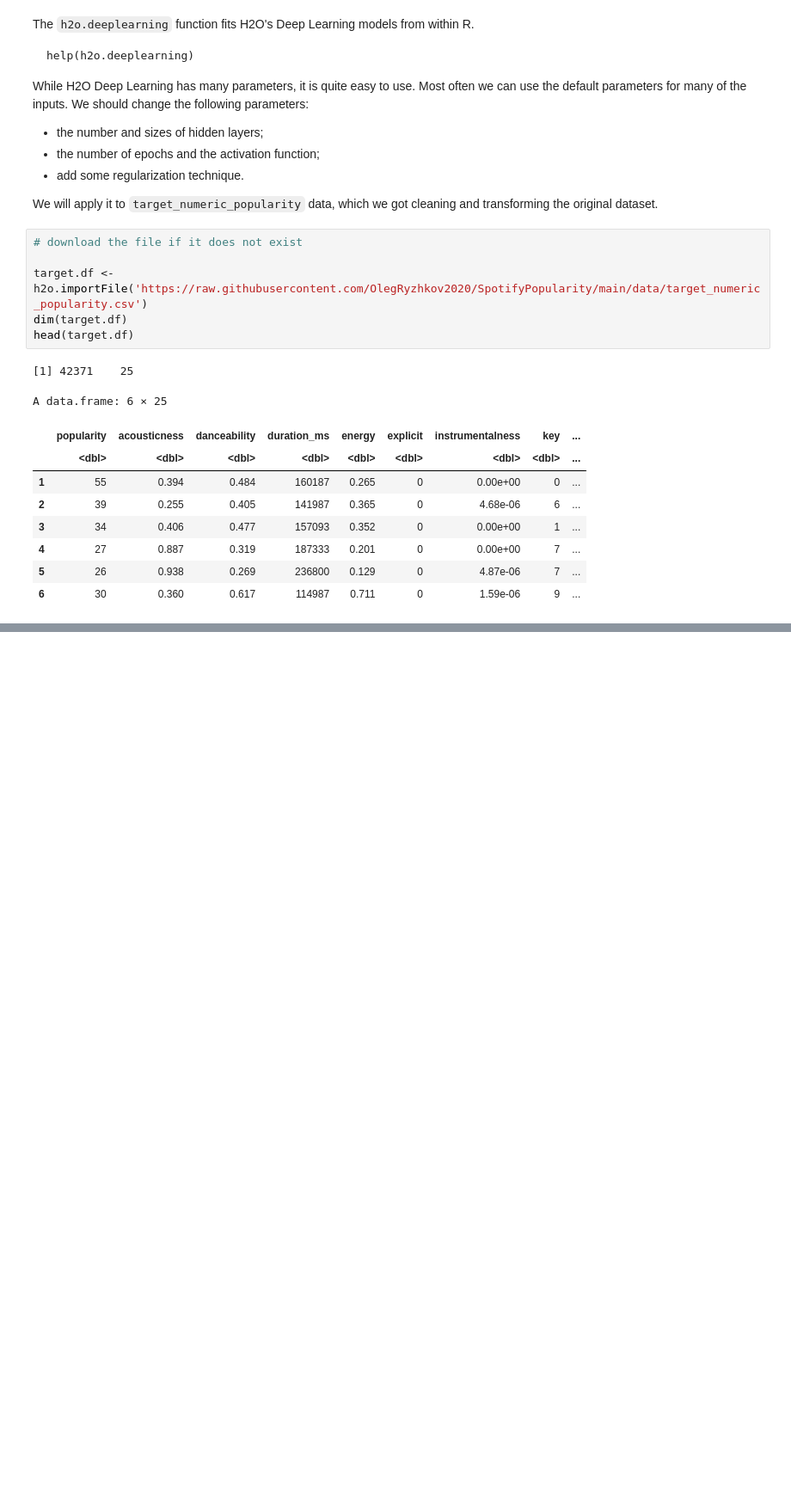
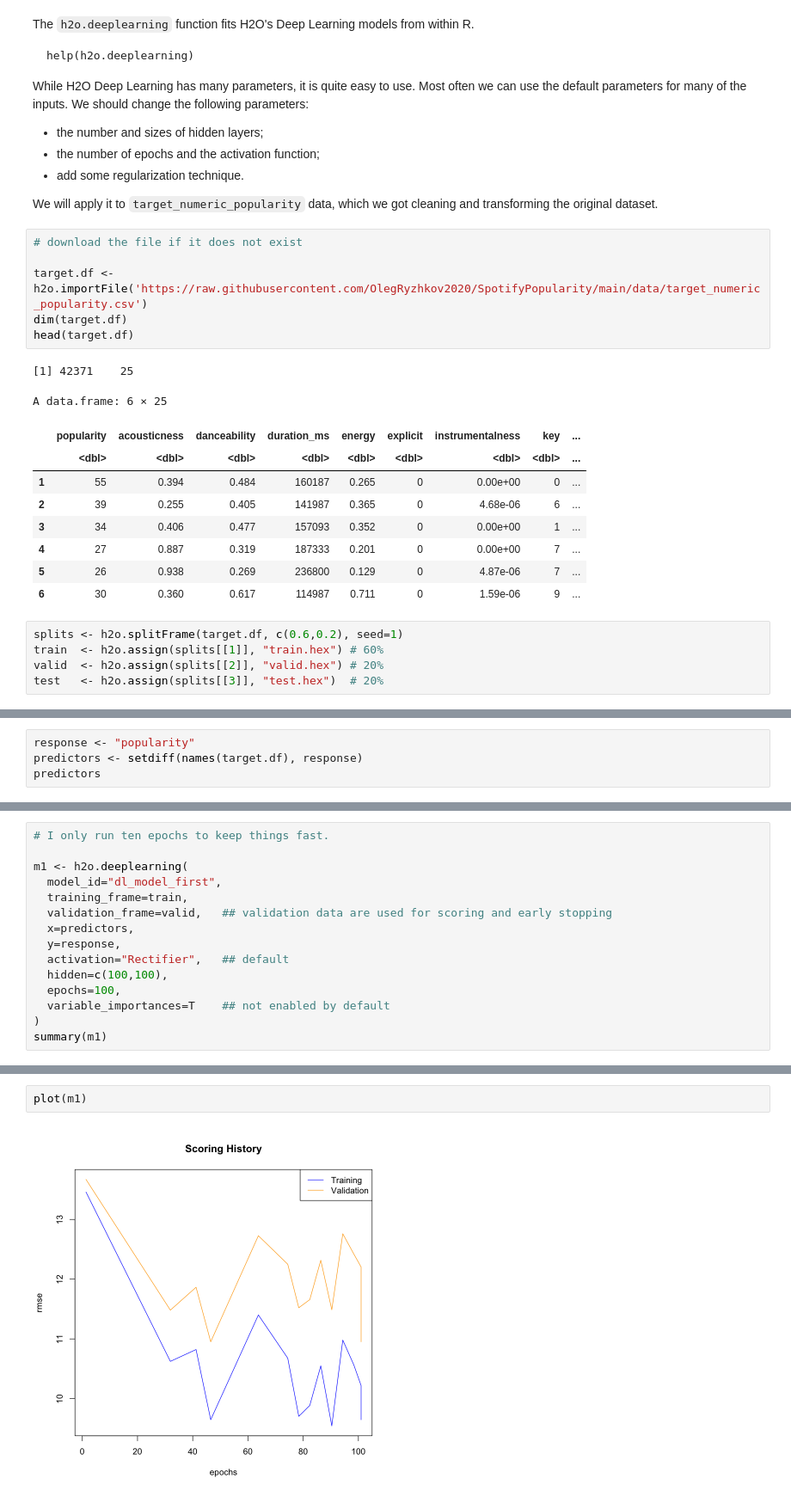
Before and after one commit to OlegRyzhkov2020/SpotifyPopularity, a Jupyter notebook: r_code/numeric_predict.ipynb, the cells around one changed output, grey strips where cells are left out. Shown at 86% size. Drawn from its saved outputs; the diff is of its cells as text; blank space fills up the shorter version.

Commit message:
added neural network for numerical popularity prediction

```diff
--- a/r_code/numeric_predict.ipynb
+++ b/r_code/numeric_predict.ipynb
@@ -78,3 +78,8 @@ A data.frame: 6 × 25
 | 4 | 27 | 0.887 | 0.319 | 187333 | 0.201 | 0 | 0.00e+00 | 7 | ... |
 | 5 | 26 | 0.938 | 0.269 | 236800 | 0.129 | 0 | 4.87e-06 | 7 | ... |
 | 6 | 30 | 0.360 | 0.617 | 114987 | 0.711 | 0 | 1.59e-06 | 9 | ... |
+# %%
+splits <- h2o.splitFrame(target.df, c(0.6,0.2), seed=1)
+train  <- h2o.assign(splits[[1]], "train.hex") # 60%
+valid  <- h2o.assign(splits[[2]], "valid.hex") # 20%
+test   <- h2o.assign(splits[[3]], "test.hex")  # 20%
@@ -80,0 +91,4 @@ A data.frame: 6 × 25
+# %%
+response <- "popularity"
+predictors <- setdiff(names(target.df), response)
+predictors
@@ -80,0 +108,15 @@ A data.frame: 6 × 25
+# %%
+# I only run ten epochs to keep things fast.
+
+m1 <- h2o.deeplearning(
+  model_id="dl_model_first",
+  training_frame=train,
+  validation_frame=valid,   ## validation data are used for scoring and early stopping
+  x=predictors,
+  y=response,
+  activation="Rectifier",   ## default
+  hidden=c(100,100),
+  epochs=100,
+  variable_importances=T    ## not enabled by default
+)
+summary(m1)
@@ -80,0 +157,4 @@ A data.frame: 6 × 25
+# %%
+plot(m1)
+# %% [output]
+[figure, added]
```
Also changed, not shown: parts of 21 cells of this notebook, 1 other file.
